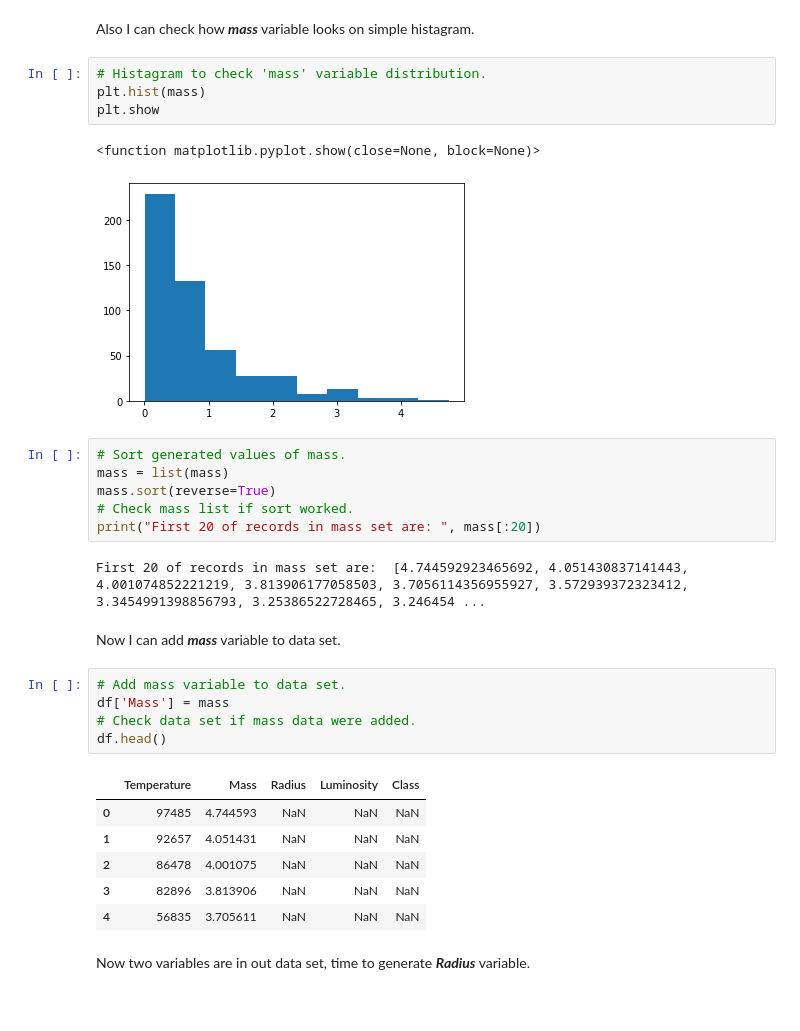
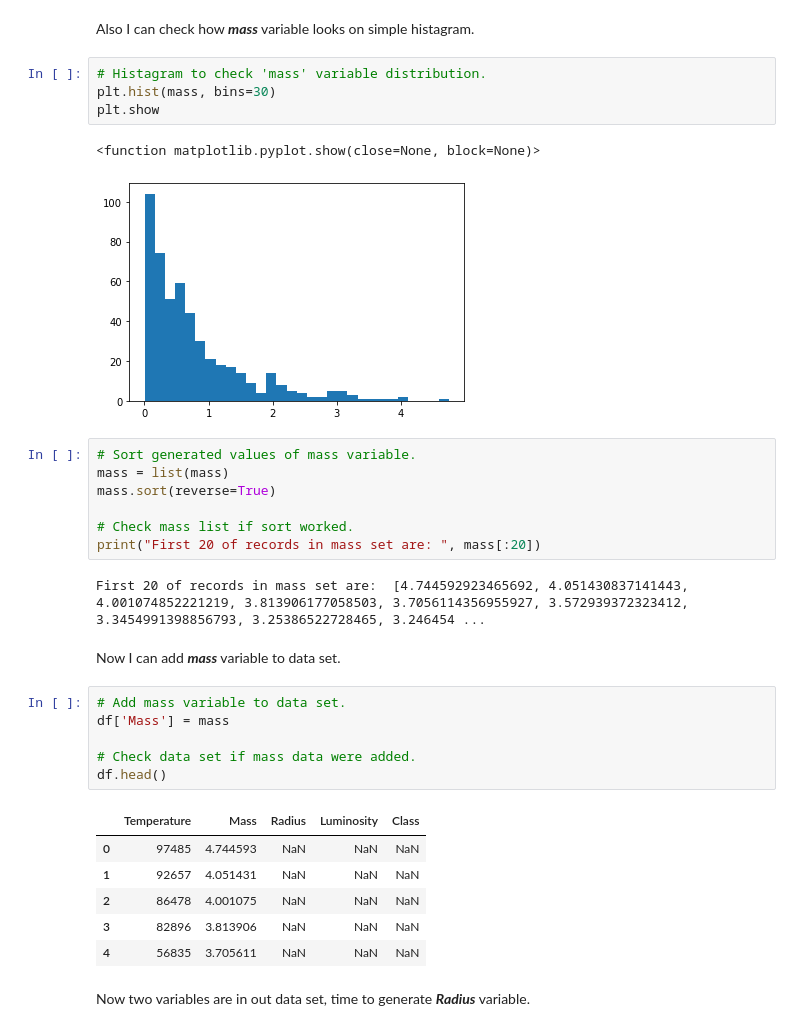
Before and after one commit to DracoNibilis/Stars_Project, a Jupyter notebook: stars_project.ipynb, the cells around one changed output. Cells and saved outputs as stored; diff of their text form.

```diff
--- a/stars_project.ipynb
+++ b/stars_project.ipynb
@@ -281,15 +266,16 @@ print(mass)
 Also I can check how ***mass*** variable looks on simple histagram.
 # %%
 # Histagram to check 'mass' variable distribution.
-plt.hist(mass)
+plt.hist(mass, bins=30)
 plt.show
 # %% [output]
 <function matplotlib.pyplot.show(close=None, block=None)>
-[figure, old version]
+[figure, new version]
 # %%
-# Sort generated values of mass.
+# Sort generated values of mass variable.
 mass = list(mass)
 mass.sort(reverse=True)
+
 # Check mass list if sort worked.
 print("First 20 of records in mass set are: ", mass[:20])
 # %% [output]
@@ -299,6 +285,7 @@ Now I can add ***mass*** variable to data set.
 # %%
 # Add mass variable to data set.
 df['Mass'] = mass
+
 # Check data set if mass data were added.
 df.head()
 # %% [output]
```
Also changed, not shown: parts of 16 cells of this notebook.
